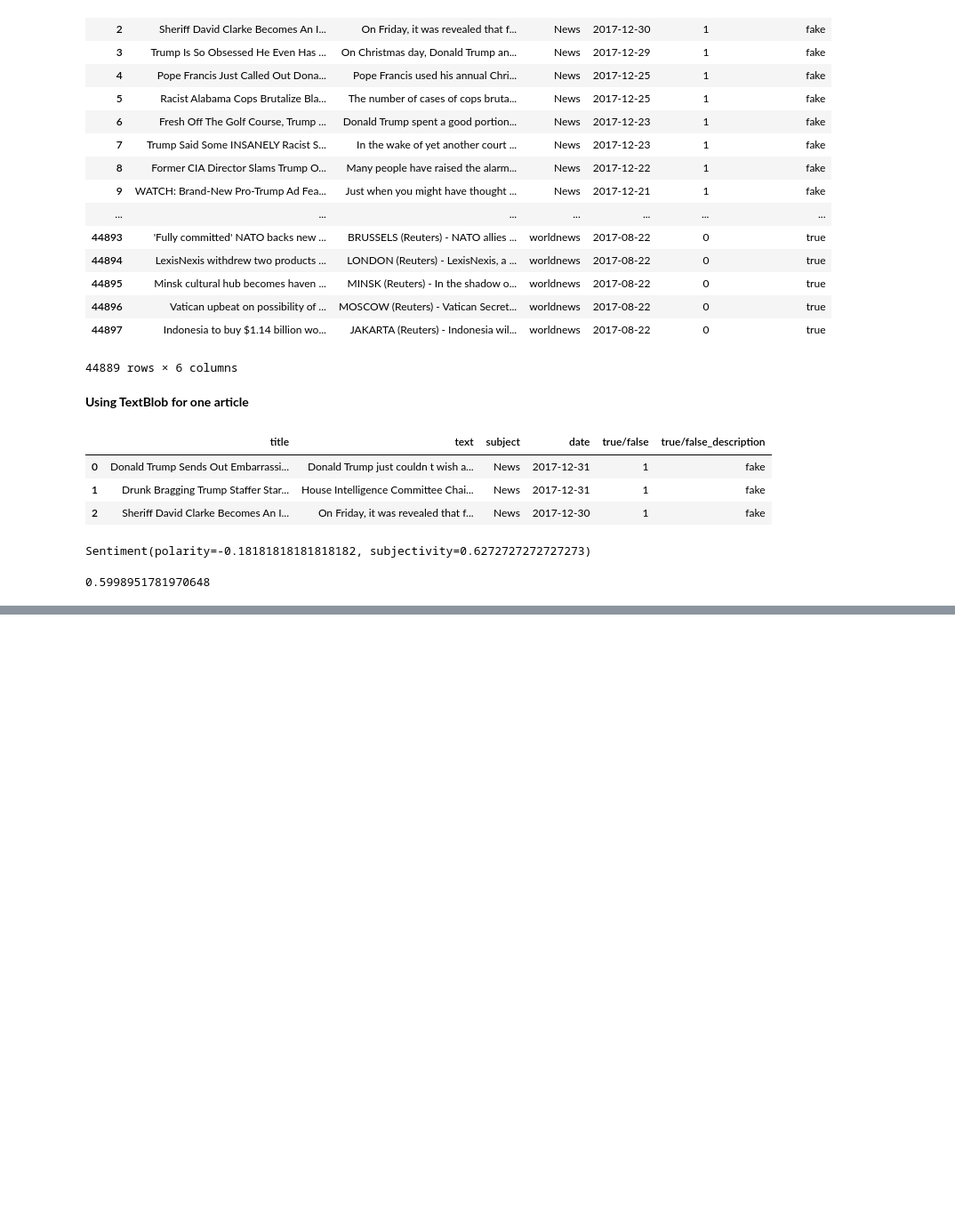
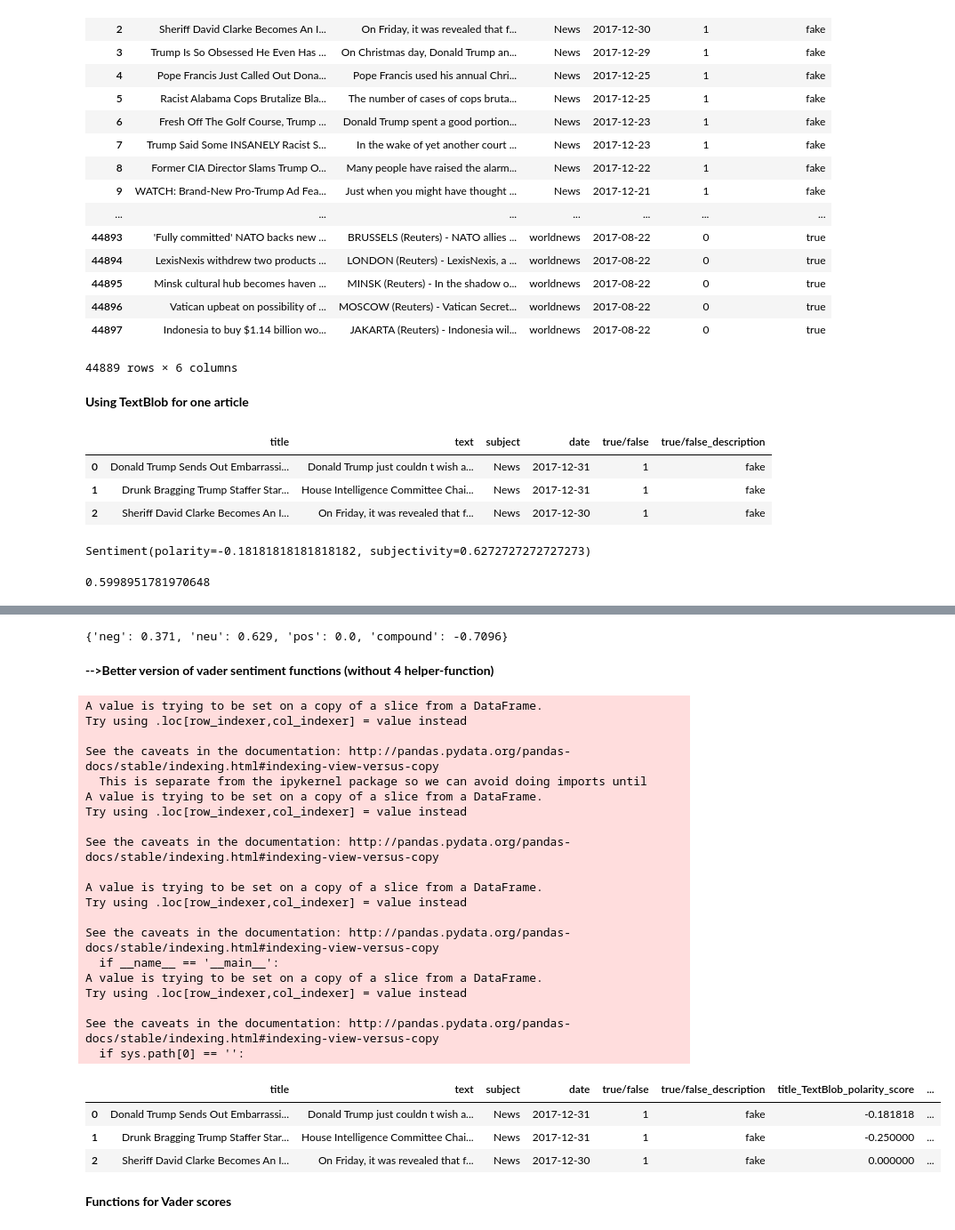
Before and after one commit to Makotowicz/fake_news_buster, a Jupyter notebook: notebooks/Feature_Extraction_SentimentAnalysis.ipynb, the cells around one changed output, grey strips where cells are left out. Shown: that part at 89% size. Cells and saved outputs as stored; diff of their text form; code cells hidden in the pictures; blank space fills up the shorter version.

Commit message:
updated TextBlob and Vader Sentiment

```diff
--- a/notebooks/Feature_Extraction_SentimentAnalysis.ipynb
+++ b/notebooks/Feature_Extraction_SentimentAnalysis.ipynb
@@ -123,0 +162,2 @@ data_tb
+# %%
+vader = SentimentIntensityAnalyzer()
@@ -123,0 +178,50 @@ data_tb
+# %%
+vader_polarity_score(first_sentence)
+# %% [output]
+{'neg': 0.371, 'neu': 0.629, 'pos': 0.0, 'compound': -0.7096}
+# %% [markdown]
+**-->Better version of vader sentiment functions (without 4 helper-function)**
+# %%
+def feature_vader_polarity_scores(df, column):
+    new_column_name = f'{column}_Vader_negative_score'
+    df[new_column_name] = df[column].apply(lambda x: vader.polarity_scores(x)["neg"])
+
+    new_column_name = f'{column}_Vader_neutral_score'
+    df[new_column_name] = df[column].apply(lambda x: vader.polarity_scores(x)["neu"])
+
+    new_column_name = f'{column}_Vader_positive_score'
+    df[new_column_name] = df[column].apply(lambda x: vader.polarity_scores(x)["pos"])
+
+    new_column_name = f'{column}_Vader_compound_score'
+    df[new_column_name] = df[column].apply(lambda x: vader.polarity_scores(x)["compound"])
+
+    return df
+# %%
+feature_vader_polarity_scores(data_tb,"text")
+# %% [output]
+A value is trying to be set on a copy of a slice from a DataFrame.
+Try using .loc[row_indexer,col_indexer] = value instead
+
+See the caveats in the documentation: http://pandas.pydata.org/pandas-docs/stable/indexing.html#indexing-view-versus-copy
+  This is separate from the ipykernel package so we can avoid doing imports until
+A value is trying to be set on a copy of a slice from a DataFrame.
+Try using .loc[row_indexer,col_indexer] = value instead
+
+See the caveats in the documentation: http://pandas.pydata.org/pandas-docs/stable/indexing.html#indexing-view-versus-copy
+
+A value is trying to be set on a copy of a slice from a DataFrame.
+Try using .loc[row_indexer,col_indexer] = value instead
+
+See the caveats in the documentation: http://pandas.pydata.org/pandas-docs/stable/indexing.html#indexing-view-versus-copy
+  if __name__ == '__main__':
+A value is trying to be set on a copy of a slice from a DataFrame.
+Try using .loc[row_indexer,col_indexer] = value instead
+
+See the caveats in the documentation: http://pandas.pydata.org/pandas-docs/stable/indexing.html#indexing-view-versus-copy
+  if sys.path[0] == '':
+|  | title | text | subject | date | true/false | true/false_description | title_TextBlob_polarity_score | ... |
+| 0 | Donald Trump Sends Out Embarrassi... | Donald Trump just couldn t wish a... | News | 2017-12-31 | 1 | fake | -0.181818 | ... |
+| 1 | Drunk Bragging Trump Staffer Star... | House Intelligence Committee Chai... | News | 2017-12-31 | 1 | fake | -0.250000 | ... |
+| 2 | Sheriff David Clarke Becomes An I... | On Friday, it was revealed that f... | News | 2017-12-30 | 1 | fake | 0.000000 | ... |
+# %% [markdown]
+**Functions for Vader scores**
```
Also changed, not shown: parts of 24 cells of this notebook.
